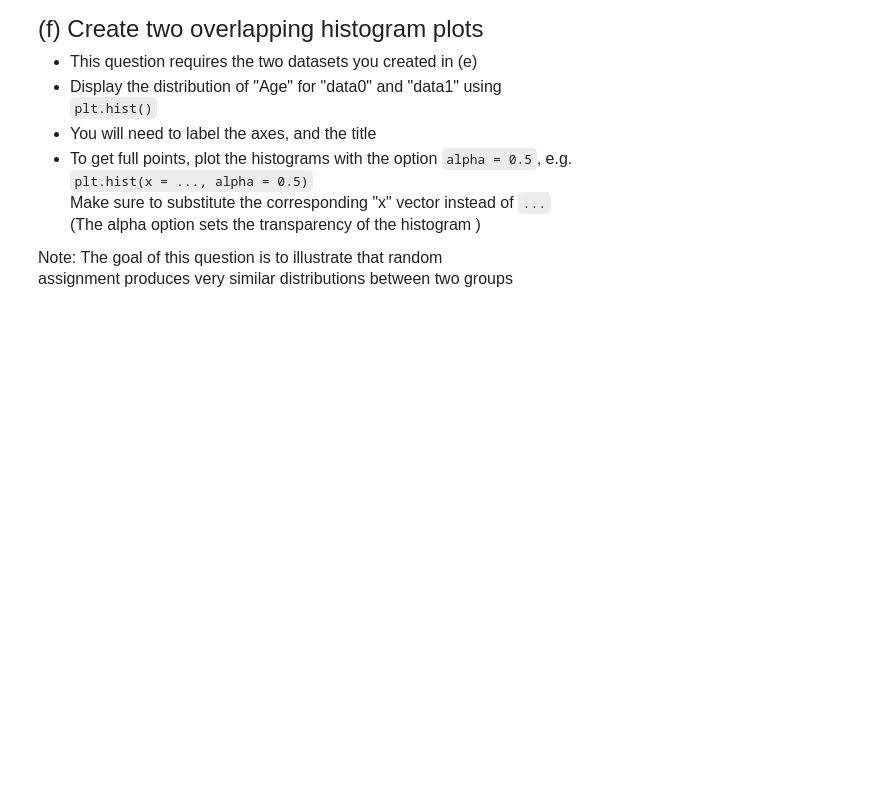
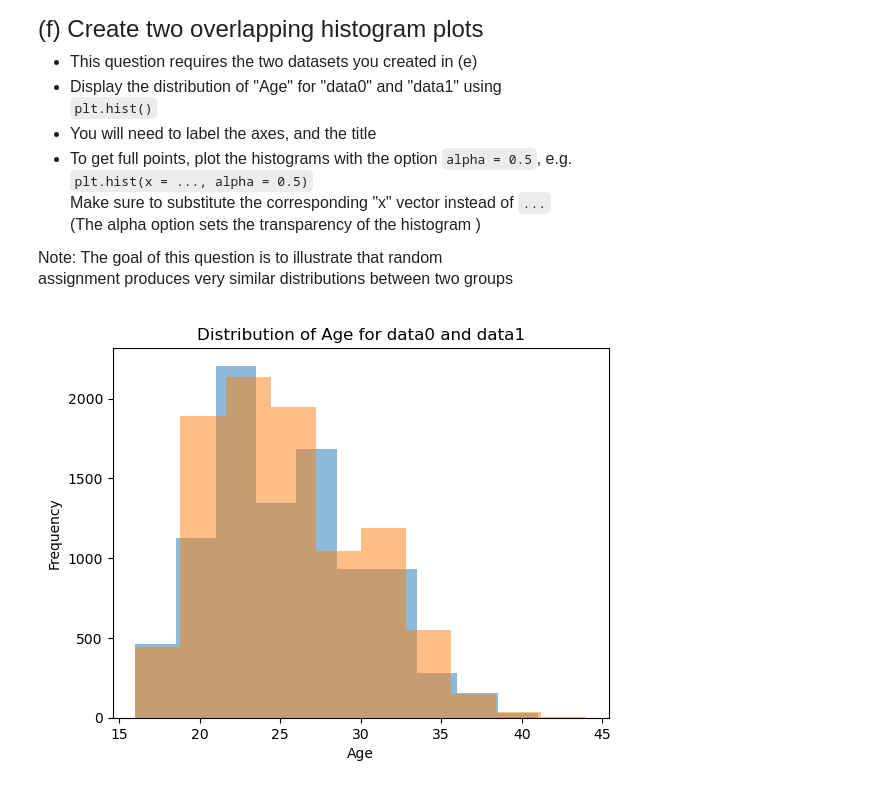
Before and after one commit to lucyliubinggan/qtm151-quiz02, a Jupyter notebook: quiz02.ipynb, the cells around one changed output. Drawn from its saved outputs; the diff is of its cells as text; code cells hidden in the pictures; blank space fills up the shorter version.

```diff
--- a/quiz02.ipynb
+++ b/quiz02.ipynb
@@ -41,3 +53,5 @@ Read the dataset "data_quiz/fifa23_players_basic.csv"
 to get a sense of its content
 # %%
 # Write your own code
+df  =  pd.read_csv("data_quiz/fifa23_players_basic.csv")
+display(df)
@@ -82,0 +115,12 @@ HINT: Use the ".apply()" function
+# %%
+# Write your own code
+def function(Overall):
+    if Overall > 90:
+        return "Top Performer"
+    if Overall <= 90:
+        return "Non Top-Performer"
+
+df['player_classification'] = df['Overall'].apply(function)
+
+# Check the result
+df[['Overall', 'player_classification']]
@@ -112,0 +180,10 @@ from Lecture 11 ]
+# %%
+# Write your own code
+
+model = smf.ols(formula='Potential ~ Age', data=df)
+results = model.fit()
+
+b_list = results.params
+print(b_list)
+
+df["Potential"] = b_list.iloc[0] + b_list.iloc[1] * df["Age"]
@@ -130,0 +210,7 @@ store it in a new dataset called "data1"
+# %%
+# Write your own code
+n = df.shape[0]
+print(n)
+df['random_var'] = np.random.uniform(0,1,size = n)
+data0 = df.query('random_var<0.5')
+data1 = df.query('random_var>=0.5')
@@ -150,0 +237,11 @@ assignment produces very similar distributions between two groups
+# %%
+# Write your own code
+plt.hist(x = data0['Age'], alpha=0.5, label='data0')
+plt.hist(x = data1['Age'], alpha=0.5, label='data1')
+
+plt.xlabel('Age')
+plt.ylabel('Frequency')
+plt.title('Distribution of Age for data0 and data1')
+plt.show()
+# %% [output]
+[figure, added]
```
Also changed, not shown: parts of 16 cells of this notebook.
